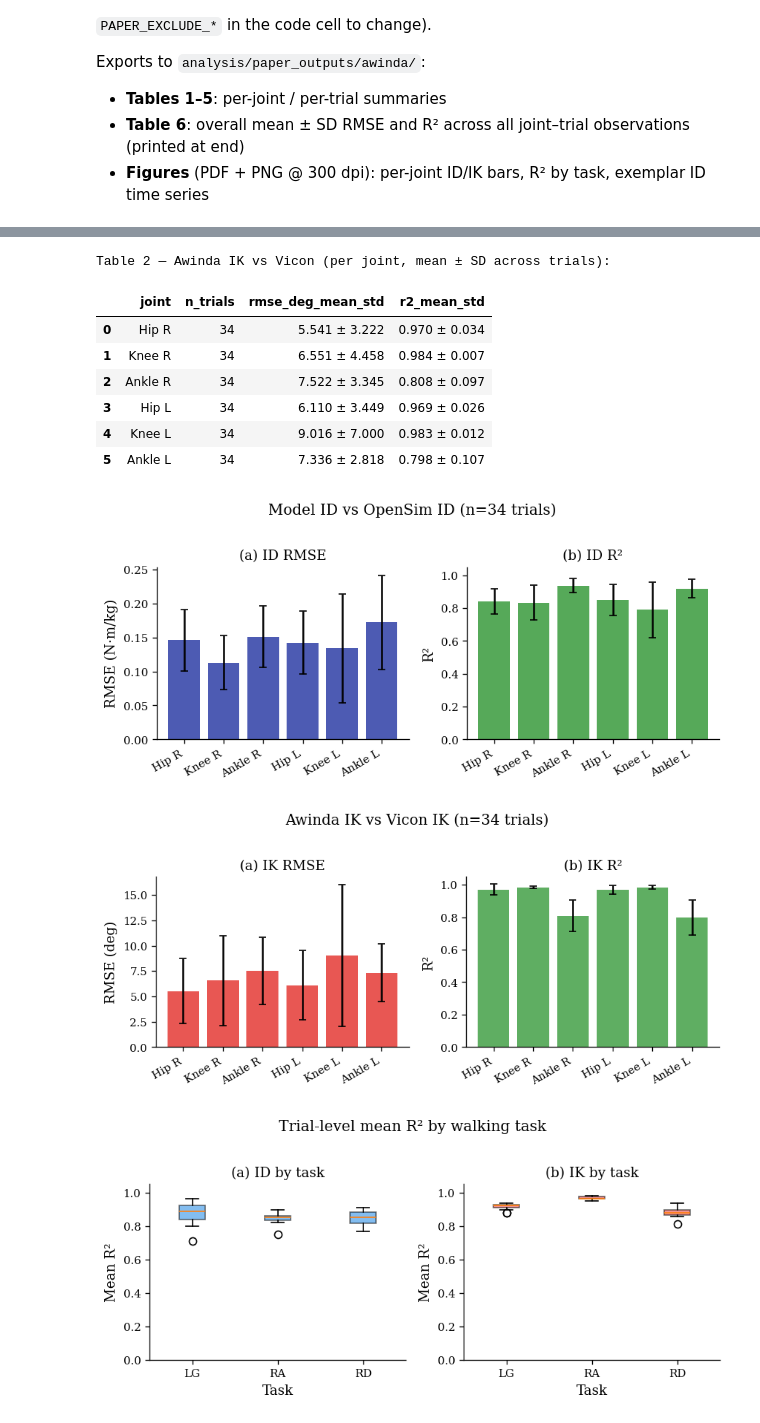
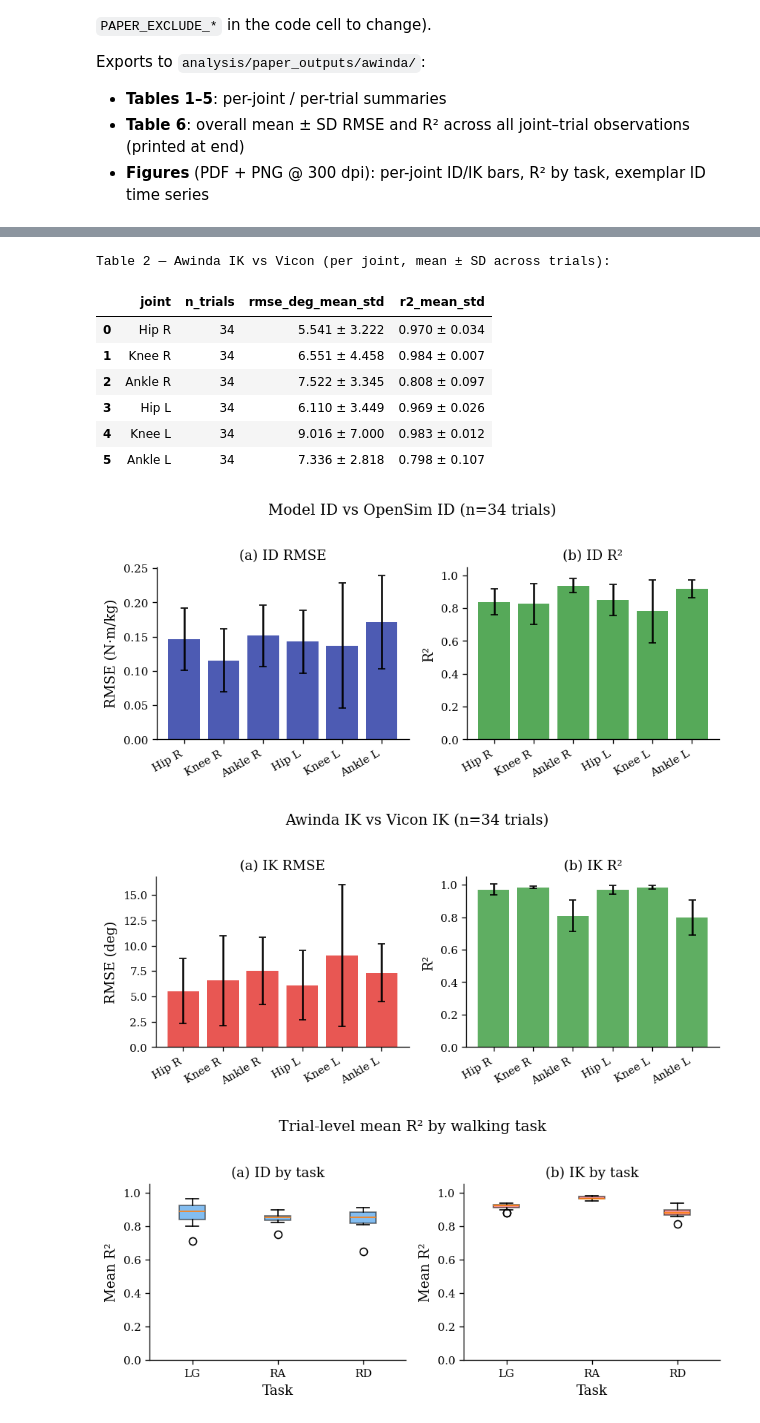
Before and after one commit to luorix1/MeMo-IK-ID, a Jupyter notebook: analysis/visualize_awinda.ipynb, the cells around one changed output, grey strips where cells are left out. Saved outputs shown, nothing was run; the diff lists cells and outputs as text; code cells hidden in the pictures.

Commit message:
Replace AB02 Awinda

```diff
--- a/analysis/visualize_awinda.ipynb
+++ b/analysis/visualize_awinda.ipynb
@@ -466,8 +466,8 @@ if 'IK_TRIAL_DATA' not in globals() or not IK_TRIAL_DATA:
 names = ['Hip R', 'Knee R', 'Ankle R', 'Hip L', 'Knee L', 'Ankle L']
 
 # --- ID QC (same thresholds as process_awinda.ipynb) ---
-ID_MIN_R2 = 0.7
-ID_MAX_RMSE = 0.2
+ID_MIN_R2 = 0.6
+ID_MAX_RMSE = 0.24
 
 if summary_df.empty:
     id_summary = pd.DataFrame([
@@ -1281,14 +1270,18 @@ for p in sorted(OUT_DIR.glob('*')):
 print(f'\nTable 6 — Overall summary ({len(_paper_trial_keys)} trials, all joint observations):')
 display(overall_rows)
 
+_id_rmse_ms = _mean_std(id_detail['rmse_nmpkg'])
+_id_r2_ms = _mean_std(id_detail['r2_nmpkg'])
+_ik_rmse_ms = _mean_std(ik_detail['rmse_deg'])
+_ik_r2_ms = _mean_std(ik_detail['r2'])
+
+print(f'\nAcross all joints (mean ± SD over {len(id_detail)} joint×trial observations):')
+print(f'  ID  (model vs OpenSim): RMSE = {_id_rmse_ms} N·m/kg | R² = {_id_r2_ms}')
+print(f'  IK  (Awinda vs Vicon):  RMSE = {_ik_rmse_ms} deg | R² = {_ik_r2_ms}')
 print(
-    f"  ID  (model vs OpenSim): RMSE overall={_id_rmse_overall:.4f} N·m/kg | "
-    f"R² overall={_id_r2_overall:.4f} | segment R²={_mean_std(id_detail['r2_nmpkg'])} (n={len(id_detail)})"
+    f'  (pooled overall — ID: RMSE={_id_rmse_overall:.4f}, R²={_id_r2_overall:.4f}; '
+    f'IK: RMSE={_ik_rmse_overall:.3f}, R²={_ik_r2_overall:.4f})'
 )
-print(
-    f"  IK  (Awinda vs Vicon):  RMSE overall={_ik_rmse_overall:.3f} deg | "
-    f"R² overall={_ik_r2_overall:.4f} | segment R²={_mean_std(ik_detail['r2'])} (n={len(ik_detail)})"
-)
 # %% [output]
 Paper subset: 34 trials (excluded 6)
   Excluded: AB02_Oscar / LG_0p8mps, AB02_Oscar / LG_1p2mps, AB02_Oscar / LG_1p6mps, AB02_Oscar / RA_0p8mps, AB02_Oscar / RD_0p8mps, AB05_Maria / LG_0p8mps
@@ -1306,14 +1299,14 @@ Table 1 — Model ID vs OpenSim (per joint, mean ± SD across trials):
 Table 2 — Awinda IK vs Vicon (per joint, mean ± SD across trials):
 |  | joint | n_trials | rmse_deg_mean_std | r2_mean_std |
 | 0 | Hip R | 34 | 5.541 ± 3.222 | 0.970 ± 0.034 |
 | 1 | Knee R | 34 | 6.551 ± 4.458 | 0.984 ± 0.007 |
 | 2 | Ankle R | 34 | 7.522 ± 3.345 | 0.808 ± 0.097 |
 | 3 | Hip L | 34 | 6.110 ± 3.449 | 0.969 ± 0.026 |
 | 4 | Knee L | 34 | 9.016 ± 7.000 | 0.983 ± 0.012 |
 | 5 | Ankle L | 34 | 7.336 ± 2.818 | 0.798 ± 0.107 |
-[figure, old version]
+[figure, new version]
 [figure]
-[figure, old version]
+[figure, new version]
 [figure]
 Saved files:
   fig1_id_per_joint.pdf
```
Also changed, not shown: parts of 5 cells of this notebook, 24 other files.
